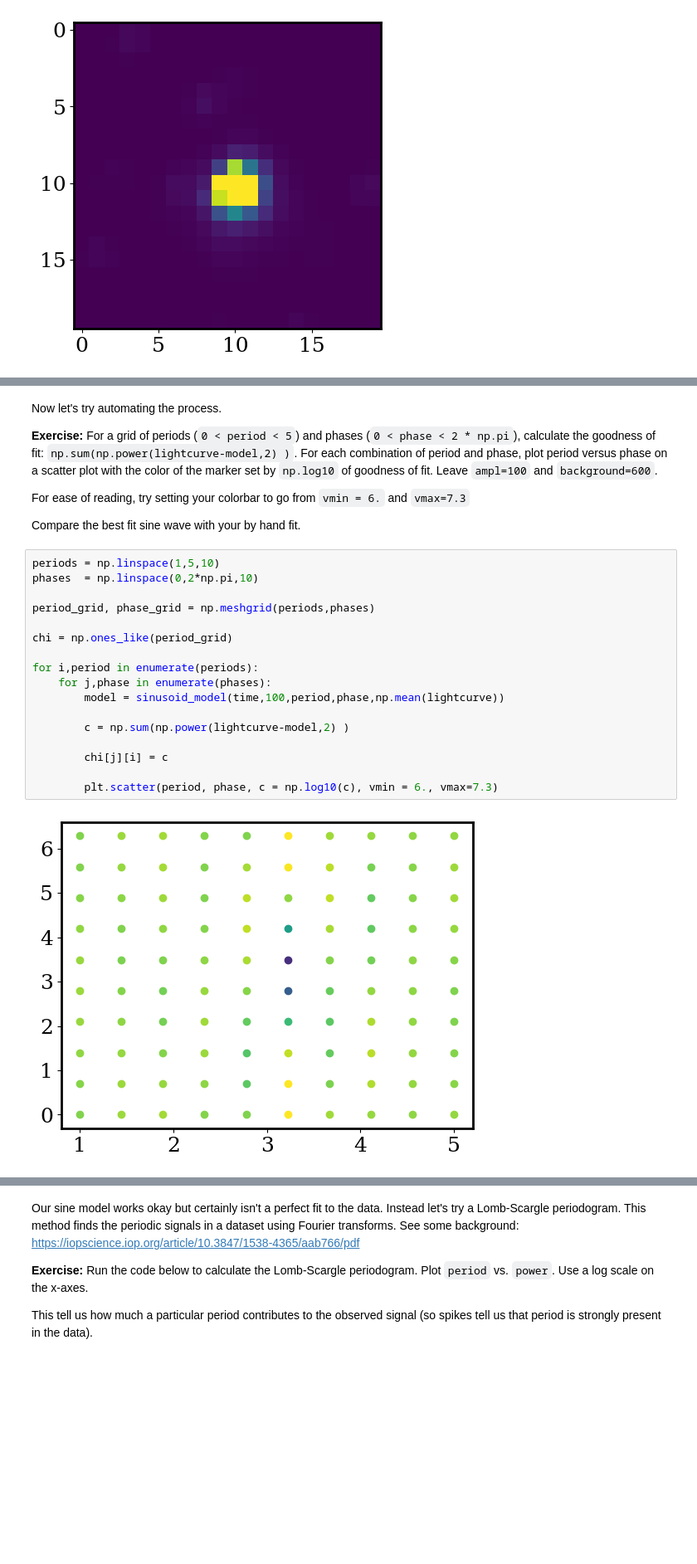
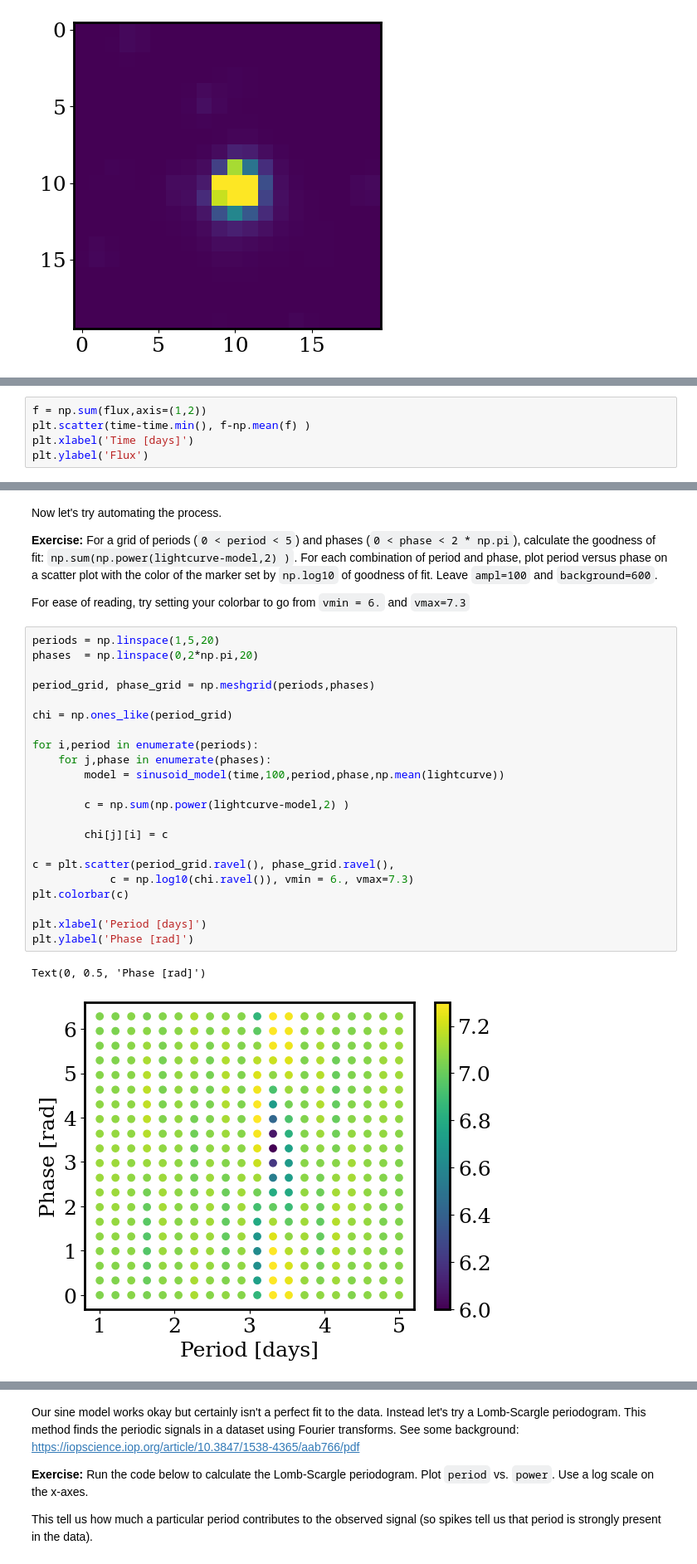
Before and after one commit to jgreene100/Ast207, a Jupyter notebook: book/docs/exoplanets_week3_solved.ipynb, the cells around one changed output, grey strips where cells are left out. Shown at 83% size. Saved outputs shown, nothing was run; the diff lists cells and outputs as text; blank space fills up the shorter version.

```diff
--- a/book/docs/exoplanets_week3_solved.ipynb
+++ b/book/docs/exoplanets_week3_solved.ipynb
@@ -165,0 +188,5 @@ plot_cutout(np.mean(flux,axis=0))
+# %%
+f = np.sum(flux,axis=(1,2))
+plt.scatter(time-time.min(), f-np.mean(f) )
+plt.xlabel('Time [days]')
+plt.ylabel('Flux')
@@ -235,24 +273,28 @@ Now let's try automating the process.
 
 
 For ease of reading, try setting your colorbar to go from `vmin = 6.` and `vmax=7.3`
-
-Compare the best fit sine wave with your by hand fit.
 # %%
-periods = np.linspace(1,5,10)
-phases  = np.linspace(0,2*np.pi,10)
+periods = np.linspace(1,5,20)
+phases  = np.linspace(0,2*np.pi,20)
 
 period_grid, phase_grid = np.meshgrid(periods,phases)
 
 chi = np.ones_like(period_grid)
 
 for i,period in enumerate(periods):
     for j,phase in enumerate(phases):
         model = sinusoid_model(time,100,period,phase,np.mean(lightcurve))
 
         c = np.sum(np.power(lightcurve-model,2) )
 
         chi[j][i] = c
 
-        plt.scatter(period, phase, c = np.log10(c), vmin = 6., vmax=7.3)
+c = plt.scatter(period_grid.ravel(), phase_grid.ravel(),
+            c = np.log10(chi.ravel()), vmin = 6., vmax=7.3)
+plt.colorbar(c)
+
+plt.xlabel('Period [days]')
+plt.ylabel('Phase [rad]')
 # %% [output]
+Text(0, 0.5, 'Phase [rad]')
-[figure, old version]
+[figure, new version]
```
Also changed, not shown: parts of 73 cells of this notebook, 1 other file.
